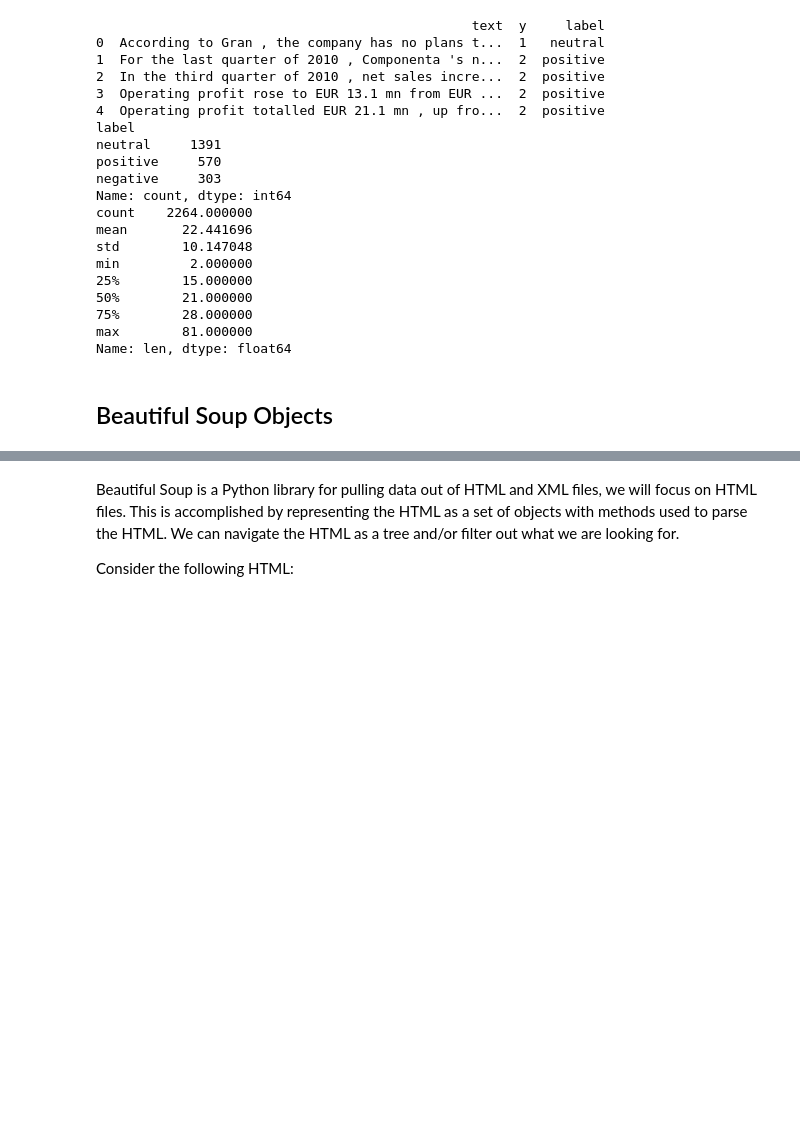
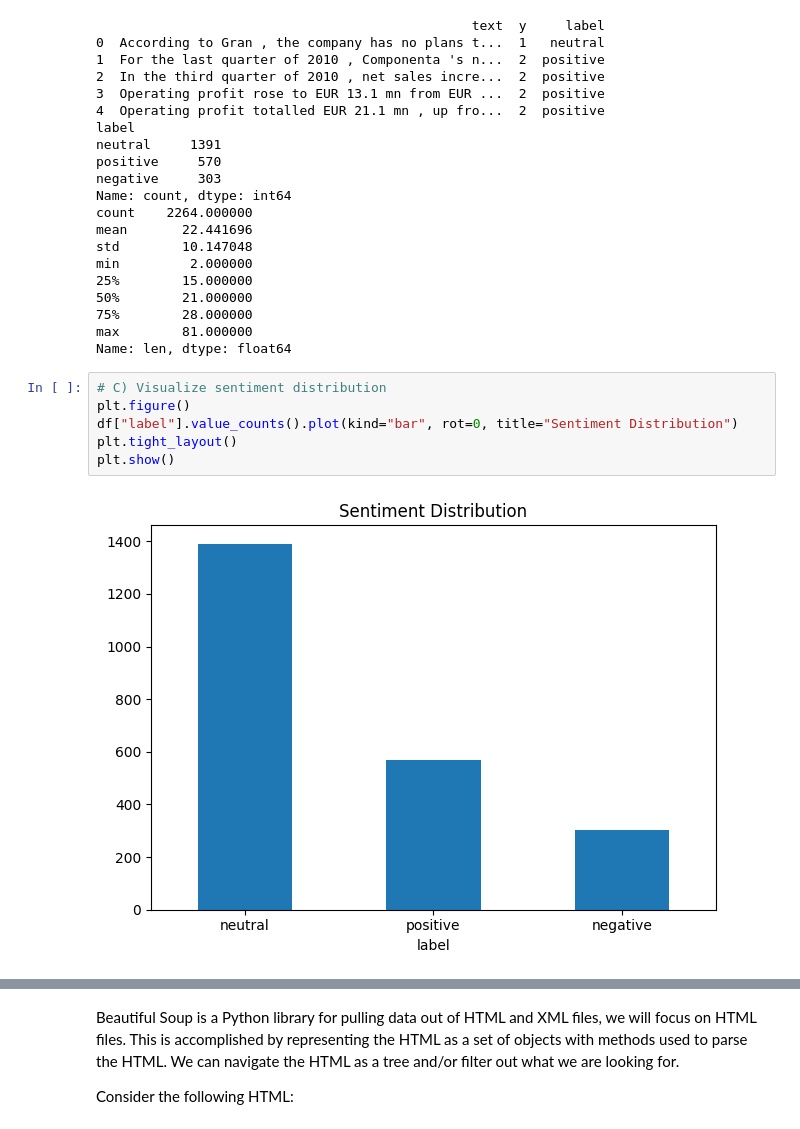
Before and after one commit to martinlf6/schwab-ds-takehome-FengLiu, a Jupyter notebook: 01_eda.ipynb, the cells around one changed output, grey strips where cells are left out. Saved outputs shown, nothing was run; the diff lists cells and outputs as text; blank space fills up the shorter version.

```diff
--- a/01_eda.ipynb
+++ b/01_eda.ipynb
@@ -58,5 +58,11 @@ min         2.000000
 75%        28.000000
 max        81.000000
 Name: len, dtype: float64
-# %% [markdown]
-<h2 id="BSO">Beautiful Soup Objects</h2>
+# %%
+# C) Visualize sentiment distribution
+plt.figure()
+df["label"].value_counts().plot(kind="bar", rot=0, title="Sentiment Distribution")
+plt.tight_layout()
+plt.show()
+# %% [output]
+[figure, added]
```
Also changed, not shown: parts of 2 cells of this notebook.
